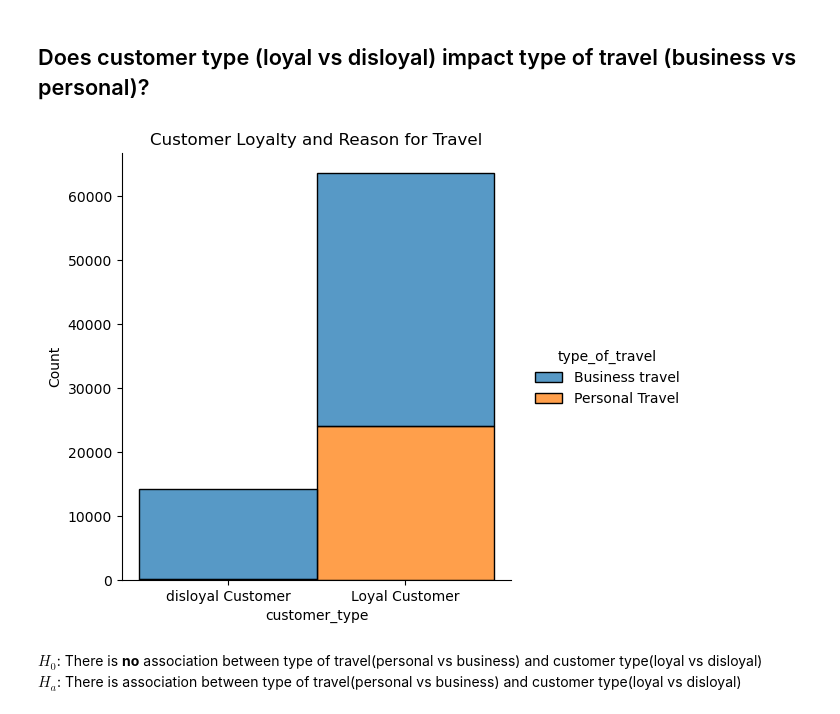
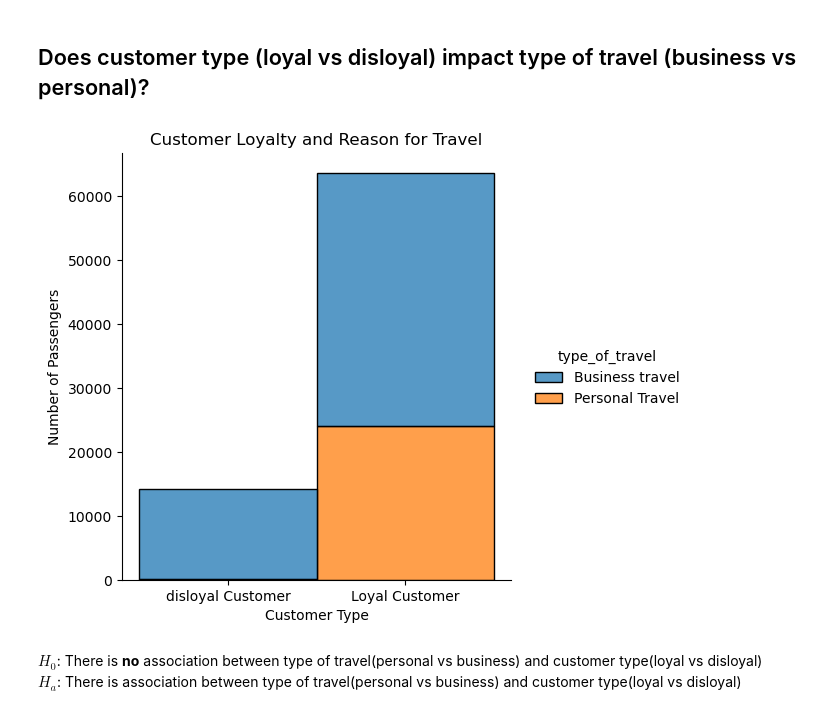
Before and after one commit to manuel-salazar1/individual_project, a Jupyter notebook: final.ipynb, the cells around one changed output. Cells and saved outputs as stored; diff of their text form; code cells hidden in the pictures.

```diff
--- a/final.ipynb
+++ b/final.ipynb
@@ -177,10 +166,12 @@ We reject the null hypothesis
 # %%
 # Plotting customer type and type of travel to see distributions
 sns.displot(data=train, x='customer_type', hue='type_of_travel', multiple='stack')
 plt.title('Customer Loyalty and Reason for Travel')
+plt.xlabel('Customer Type')
+plt.ylabel('Number of Passengers')
 plt.show()
 # %% [output]
-[figure, old version]
+[figure, new version]
 # %% [markdown]
 $H_0$: There is **no** association between type of travel(personal vs business) and customer type(loyal vs disloyal)
 $H_a$: There is association between type of travel(personal vs business) and customer type(loyal vs disloyal)
```
Also changed, not shown: parts of 11 cells of this notebook, 1 other file.
